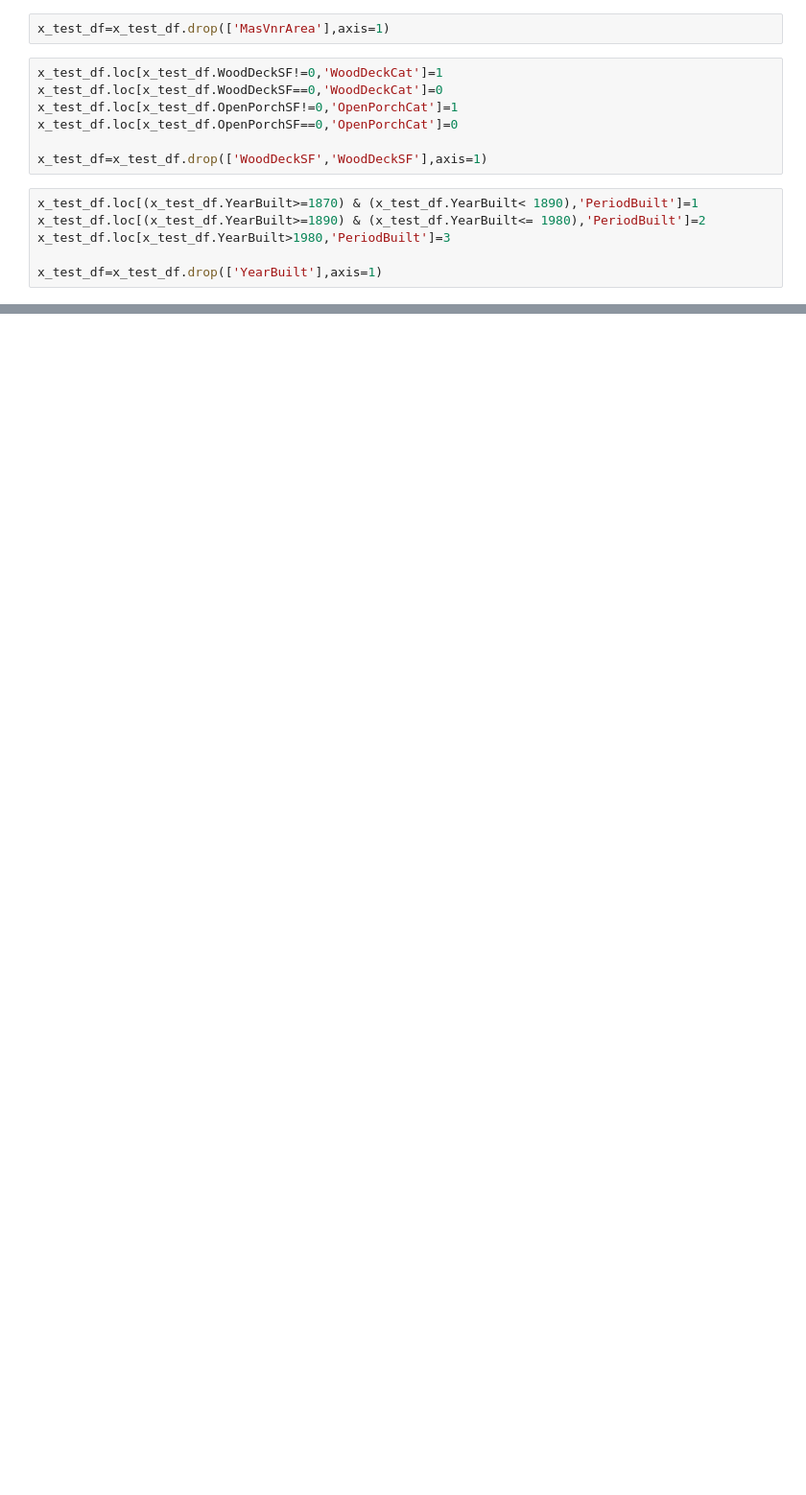
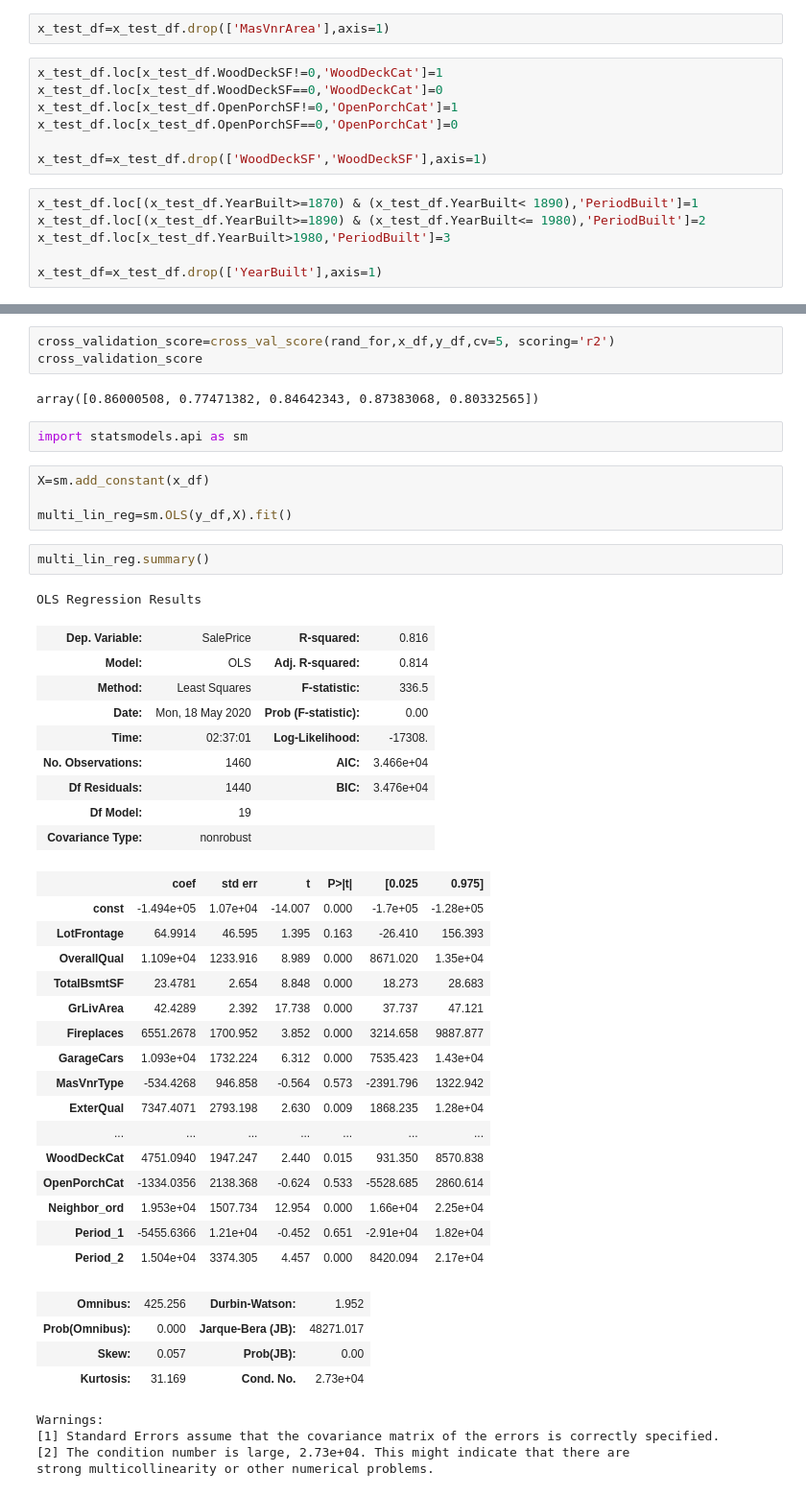
Before and after one commit to TheGodFather05/ML, a Jupyter notebook: house price prediction/House pricing.ipynb, the cells around one changed output, grey strips where cells are left out. Shown at 96% size. Cells and saved outputs as stored; diff of their text form; blank space fills up the shorter version.

```diff
--- a/house price prediction/House pricing.ipynb
+++ b/house price prediction/House pricing.ipynb
@@ -1165,0 +1253,48 @@ x_test_df=x_test_df.drop(['SaleCondition'],axis=1)
+# %%
+cross_validation_score=cross_val_score(rand_for,x_df,y_df,cv=5, scoring='r2')
+cross_validation_score
+# %% [output]
+array([0.86000508, 0.77471382, 0.84642343, 0.87383068, 0.80332565])
+# %%
+import statsmodels.api as sm
+# %%
+X=sm.add_constant(x_df)
+
+multi_lin_reg=sm.OLS(y_df,X).fit()
+# %%
+multi_lin_reg.summary()
+# %% [output]
+OLS Regression Results
+| Dep. Variable: | SalePrice | R-squared: | 0.816 |
+| Model: | OLS | Adj. R-squared: | 0.814 |
+| Method: | Least Squares | F-statistic: | 336.5 |
+| Date: | Mon, 18 May 2020 | Prob (F-statistic): | 0.00 |
+| Time: | 02:37:01 | Log-Likelihood: | -17308. |
+| No. Observations: | 1460 | AIC: | 3.466e+04 |
+| Df Residuals: | 1440 | BIC: | 3.476e+04 |
+| Df Model: | 19 |  |  |
+| Covariance Type: | nonrobust |  |  |
+|  | coef | std err | t | P>|t| | [0.025 | 0.975] |
+| const | -1.494e+05 | 1.07e+04 | -14.007 | 0.000 | -1.7e+05 | -1.28e+05 |
+| LotFrontage | 64.9914 | 46.595 | 1.395 | 0.163 | -26.410 | 156.393 |
+| OverallQual | 1.109e+04 | 1233.916 | 8.989 | 0.000 | 8671.020 | 1.35e+04 |
+| TotalBsmtSF | 23.4781 | 2.654 | 8.848 | 0.000 | 18.273 | 28.683 |
+| GrLivArea | 42.4289 | 2.392 | 17.738 | 0.000 | 37.737 | 47.121 |
+| Fireplaces | 6551.2678 | 1700.952 | 3.852 | 0.000 | 3214.658 | 9887.877 |
+| GarageCars | 1.093e+04 | 1732.224 | 6.312 | 0.000 | 7535.423 | 1.43e+04 |
+| MasVnrType | -534.4268 | 946.858 | -0.564 | 0.573 | -2391.796 | 1322.942 |
+| ExterQual | 7347.4071 | 2793.198 | 2.630 | 0.009 | 1868.235 | 1.28e+04 |
+| ... | ... | ... | ... | ... | ... | ... |
+| WoodDeckCat | 4751.0940 | 1947.247 | 2.440 | 0.015 | 931.350 | 8570.838 |
+| OpenPorchCat | -1334.0356 | 2138.368 | -0.624 | 0.533 | -5528.685 | 2860.614 |
+| Neighbor_ord | 1.953e+04 | 1507.734 | 12.954 | 0.000 | 1.66e+04 | 2.25e+04 |
+| Period_1 | -5455.6366 | 1.21e+04 | -0.452 | 0.651 | -2.91e+04 | 1.82e+04 |
+| Period_2 | 1.504e+04 | 3374.305 | 4.457 | 0.000 | 8420.094 | 2.17e+04 |
+| Omnibus: | 425.256 | Durbin-Watson: | 1.952 |
+| Prob(Omnibus): | 0.000 | Jarque-Bera (JB): | 48271.017 |
+| Skew: | 0.057 | Prob(JB): | 0.00 |
+| Kurtosis: | 31.169 | Cond. No. | 2.73e+04 |
+Warnings:
+[1] Standard Errors assume that the covariance matrix of the errors is correctly specified.
+[2] The condition number is large, 2.73e+04. This might indicate that there are
+strong multicollinearity or other numerical problems.
```
Also changed, not shown: parts of 30 cells of this notebook, 1 other file.
